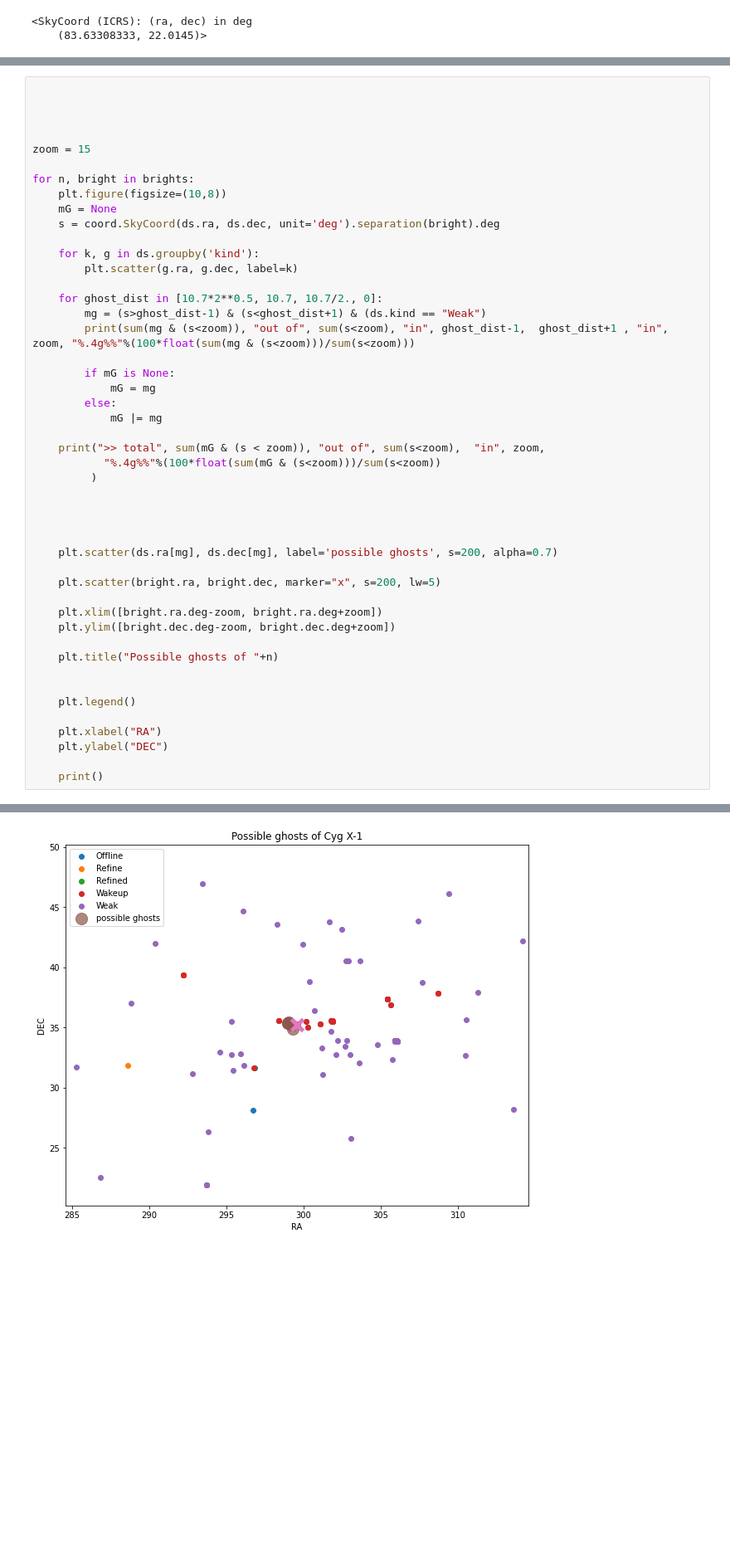
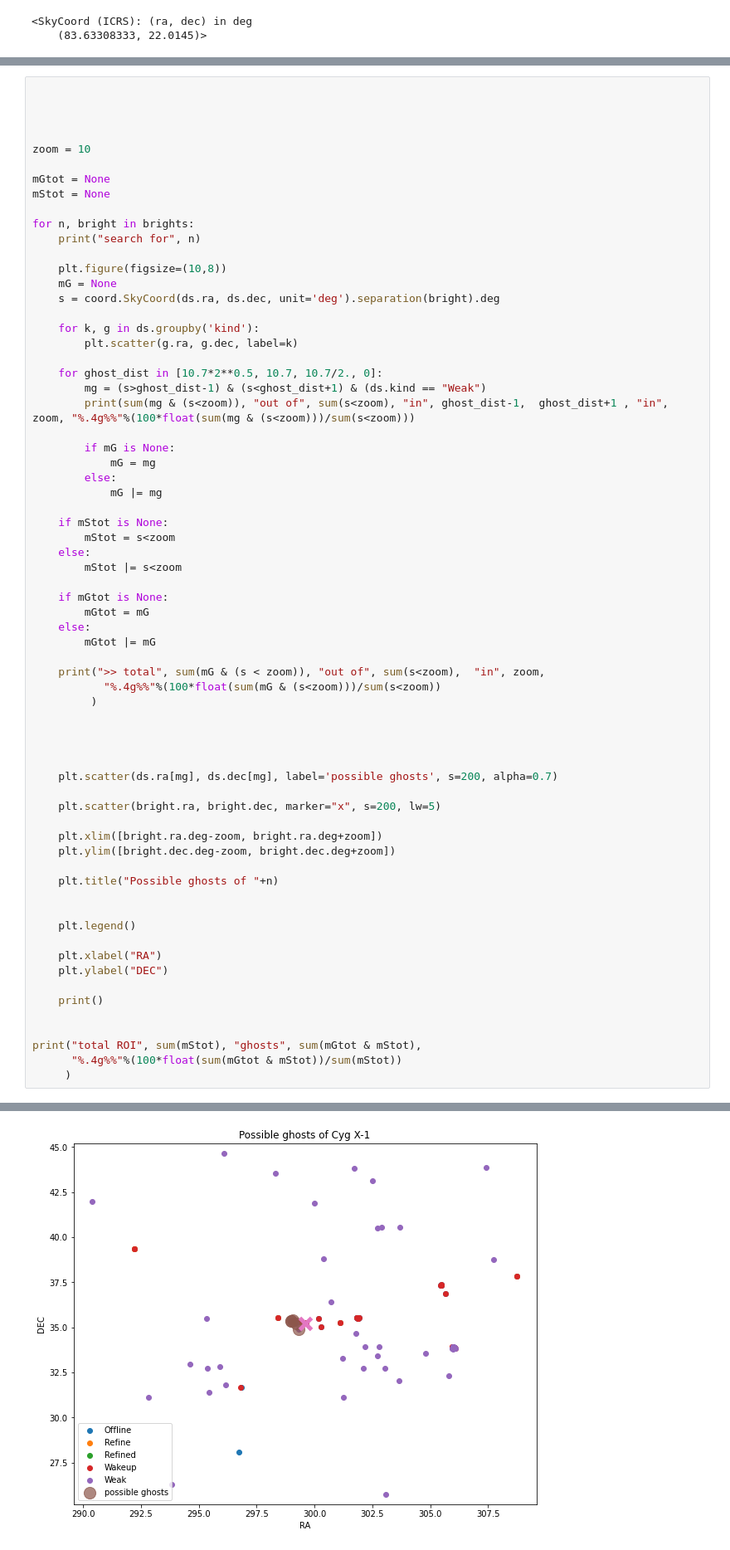
Before and after one commit to volodymyrss/integral-ibas-weak-purity, a Jupyter notebook: IBAS_Weak.ipynb, the cells around one changed output, grey strips where cells are left out. Shown: that part at 83% size. Cells and saved outputs as stored; diff of their text form; blank space fills up the shorter version.

```diff
--- a/IBAS_Weak.ipynb
+++ b/IBAS_Weak.ipynb
@@ -71,9 +71,14 @@ for n in "Crab", "Cyg X-1", "1A 0535+262":
 
 
 
-zoom = 15
+zoom = 10
+
+mGtot = None
+mStot = None
 
 for n, bright in brights:
+    print("search for", n)
+
     plt.figure(figsize=(10,8))
     mG = None
     s = coord.SkyCoord(ds.ra, ds.dec, unit='deg').separation(bright).deg
@@ -89,6 +94,16 @@ for n, bright in brights:
             mG = mg
         else:
             mG |= mg
+
+    if mStot is None:
+        mStot = s<zoom
+    else:
+        mStot |= s<zoom
+
+    if mGtot is None:
+        mGtot = mG
+    else:
+        mGtot |= mG
 
     print(">> total", sum(mG & (s < zoom)), "out of", sum(s<zoom),  "in", zoom,
            "%.4g%%"%(100*float(sum(mG & (s<zoom)))/sum(s<zoom))
@@ -113,4 +128,9 @@ for n, bright in brights:
     plt.ylabel("DEC")
 
     print()
+
+
+print("total ROI", sum(mStot), "ghosts", sum(mGtot & mStot),
+      "%.4g%%"%(100*float(sum(mGtot & mStot))/sum(mStot))
+     )
 # %% [output]
@@ -135 +155 @@ for n, bright in brights:
-[figure, old version]
+[figure, new version]
```
Also changed, not shown: parts of 1 cell of this notebook.
